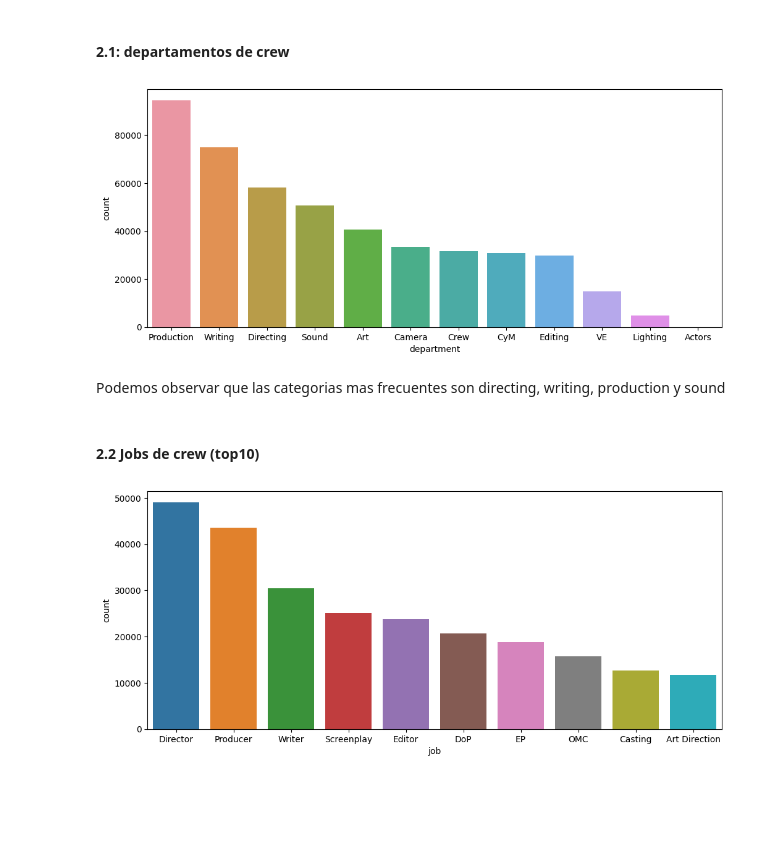
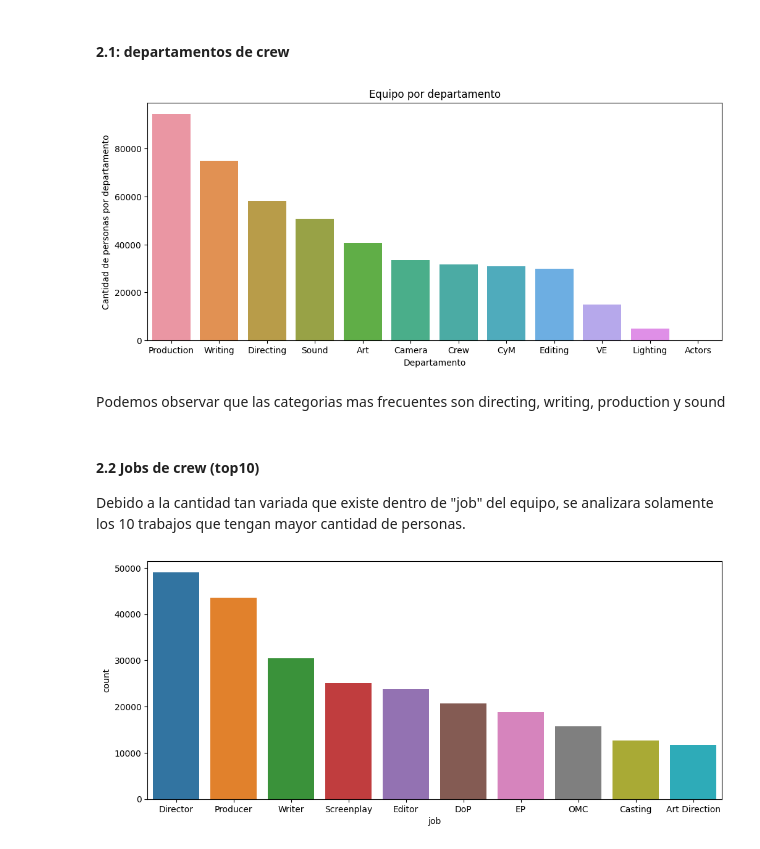
Before and after one commit to Pableren/Henry_proyectos, a Jupyter notebook: Eda.ipynb, the cells around one changed output. Drawn from its saved outputs; the diff is of its cells as text; code cells hidden in the pictures; blank space fills up the shorter version.

```diff
--- a/Eda.ipynb
+++ b/Eda.ipynb
@@ -107,21 +108,25 @@ En esta seccion se analizaran las variables categoricas tanto del dataframe de p
 # %%
 #preparamos los nombres de las columnas para que puedan ser graficadas
 filas_a_renombrar = df_crew["department"].str.contains("Costume & Make-Up")
 filas_a_renombrar_ve = df_crew["department"].str.contains("Visual Effects")
 diccionario_remplazo = {"Costume & Make-Up": "CyM"}
 diccionario_remplazo_ve = {"Visual Effects": "VE"}
 df_crew["department"].replace(diccionario_remplazo, inplace=True, regex=True)
 df_crew["department"].replace(diccionario_remplazo_ve, inplace=True, regex=True)
 top_categories = df_crew['department'].value_counts().nlargest(12).index
 plt.figure(figsize=(12,5))
 sns.countplot(data=df_crew,x='department',order=top_categories)
+plt.title('Equipo por departamento')
+plt.xlabel('Departamento')
+plt.ylabel('Cantidad de personas por departamento')
 plt.show()
 # %% [output]
-[figure, old version]
+[figure, new version]
 # %% [markdown]
 Podemos observar que las categorias mas frecuentes son directing, writing, production y sound
-# %% [markdown]
-#### 2.2 Jobs de crew (top10)
+# %% [markdown]
+#### 2.2 Jobs de crew (top10)
+Debido a la cantidad tan variada que existe dentro de "job" del equipo, se analizara solamente los 10 trabajos que tengan mayor cantidad de personas.
 # %%
 filas_a_renombrar = df_crew["job"].str.contains("Director of Photography")
 filas_a_renombrar_2 = df_crew["job"].str.contains("Executive Producer")
```
Also changed, not shown: parts of 19 cells of this notebook, 2 other files.
